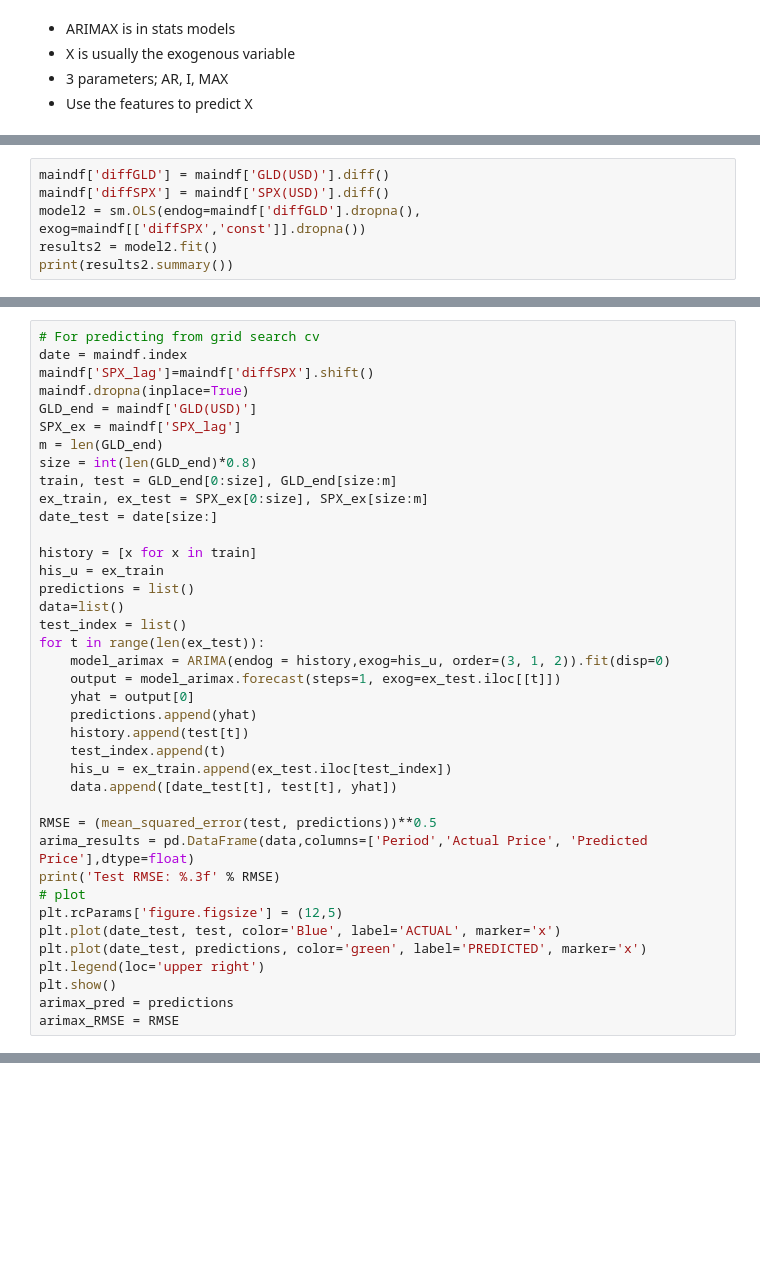
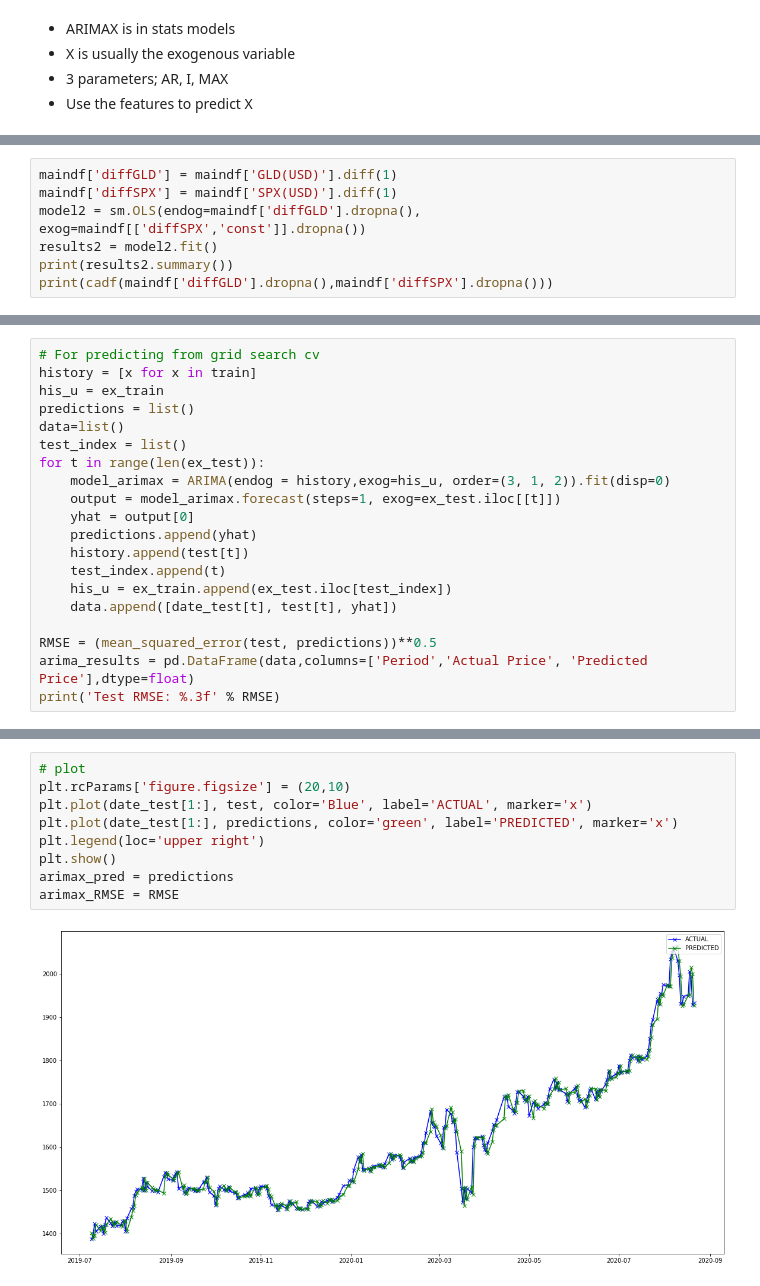
Before and after one commit to Shane-McCallum/ARIMAX-Gold-and-S-P500-Time-Series, a Jupyter notebook: THE WORK BOOK.ipynb, the cells around one changed output, grey strips where cells are left out. Cells and saved outputs as stored; diff of their text form; blank space fills up the shorter version.

```diff
--- a/THE WORK BOOK.ipynb
+++ b/THE WORK BOOK.ipynb
@@ -590,11 +500,12 @@ Warnings:
 [2] The condition number is large, 1.63e+04. This might indicate that there are
 strong multicollinearity or other numerical problems.
 # %%
-maindf['diffGLD'] = maindf['GLD(USD)'].diff()
-maindf['diffSPX'] = maindf['SPX(USD)'].diff()
+maindf['diffGLD'] = maindf['GLD(USD)'].diff(1)
+maindf['diffSPX'] = maindf['SPX(USD)'].diff(1)
 model2 = sm.OLS(endog=maindf['diffGLD'].dropna(), exog=maindf[['diffSPX','const']].dropna())
 results2 = model2.fit()
 print(results2.summary())
+print(cadf(maindf['diffGLD'].dropna(),maindf['diffSPX'].dropna()))
 # %% [output]
                             OLS Regression Results
 ==============================================================================
@@ -684,16 +613,5 @@ TypeError: 'pandas._libs.properties.CachedProperty' object is not callable
 # %%
 # For predicting from grid search cv
-date = maindf.index
-maindf['SPX_lag']=maindf['diffSPX'].shift()
-maindf.dropna(inplace=True)
-GLD_end = maindf['GLD(USD)']
-SPX_ex = maindf['SPX_lag']
-m = len(GLD_end)
-size = int(len(GLD_end)*0.8)
-train, test = GLD_end[0:size], GLD_end[size:m]
-ex_train, ex_test = SPX_ex[0:size], SPX_ex[size:m]
-date_test = date[size:]
-
 history = [x for x in train]
 his_u = ex_train
 predictions = list()
@@ -712,12 +630,4 @@ for t in range(len(ex_test)):
 RMSE = (mean_squared_error(test, predictions))**0.5
 arima_results = pd.DataFrame(data,columns=['Period','Actual Price', 'Predicted Price'],dtype=float)
 print('Test RMSE: %.3f' % RMSE)
-# plot
-plt.rcParams['figure.figsize'] = (12,5)
-plt.plot(date_test, test, color='Blue', label='ACTUAL', marker='x')
-plt.plot(date_test, predictions, color='green', label='PREDICTED', marker='x')
-plt.legend(loc='upper right')
-plt.show()
-arimax_pred = predictions
-arimax_RMSE = RMSE
 # %% [output]
@@ -726,0 +635,11 @@ ValueError: x and y must have same first dimension, but have shapes (289,) and (
+# %%
+# plot
+plt.rcParams['figure.figsize'] = (20,10)
+plt.plot(date_test[1:], test, color='Blue', label='ACTUAL', marker='x')
+plt.plot(date_test[1:], predictions, color='green', label='PREDICTED', marker='x')
+plt.legend(loc='upper right')
+plt.show()
+arimax_pred = predictions
+arimax_RMSE = RMSE
+# %% [output]
+[figure, added]
```
Also changed, not shown: parts of 23 cells of this notebook.
